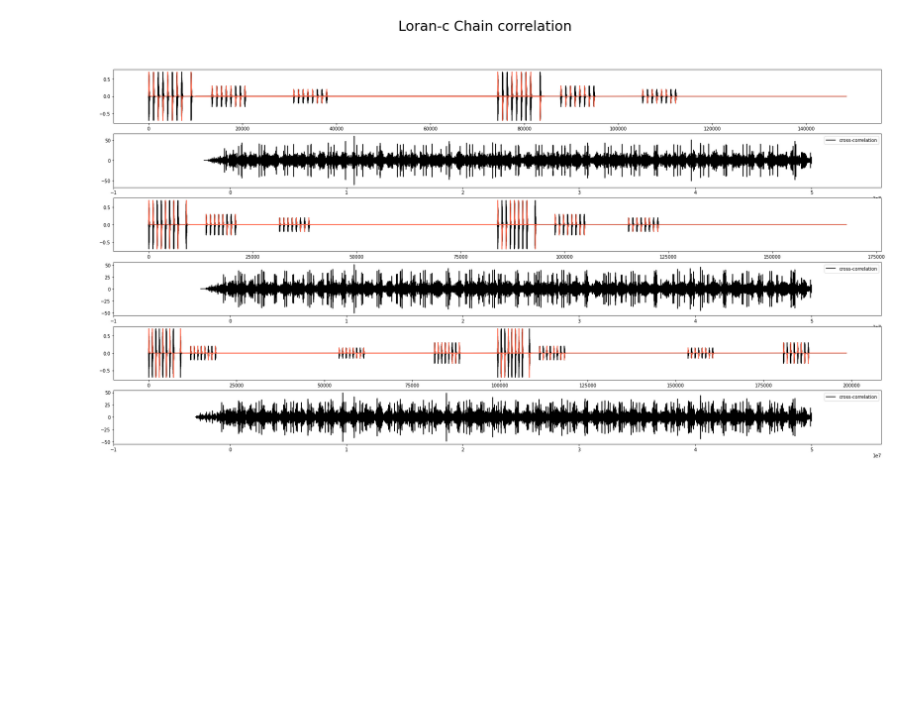
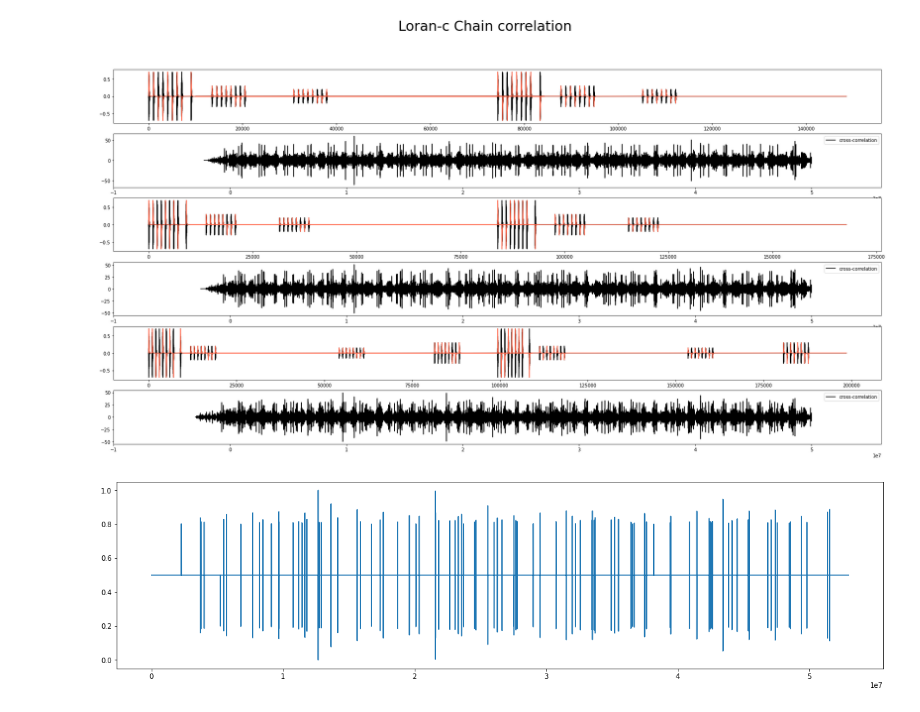
Before and after one commit to CheolJ/TIL, a Jupyter notebook: Signal Processing/code/pattern_draft.ipynb, the cells around one changed output. Drawn from its saved outputs; the diff is of its cells as text; code cells hidden in the pictures; blank space fills up the shorter version.

```diff
--- a/Signal Processing/code/pattern_draft.ipynb
+++ b/Signal Processing/code/pattern_draft.ipynb
@@ -297,3 +297,26 @@ for id_ in id_list:
 plt.show()
 # %% [output]
 [figure]
+# %%
+
+timespace, signal, signal_e, id_chain = rs.merge_signal_by_id(id=9930)
+
+#1
+corr = sgl.correlate(normalized_fd, signal, mode='full')
+lags = sgl.correlation_lags( len(normalized_fd), len(signal), mode='full')
+
+normalized_corr = (corr - np.min(corr))/(np.max(corr) - np.min(corr))
+time_ = np.arange(0, len(normalized_fd))
+time_ = time_ / 1e7
+lags = lags / 1e7
+timespace = timespace / 1e6
+# %%
+a = normalized_corr.copy()
+a[(a<0.8) & (a>0.2)] = 0.5
+# %%
+plt.figure(figsize=(20,5))
+plt.plot(a)
+
+plt.show()
+# %% [output]
+[figure, added]
```
Also changed, not shown: parts of 1 cell of this notebook.
